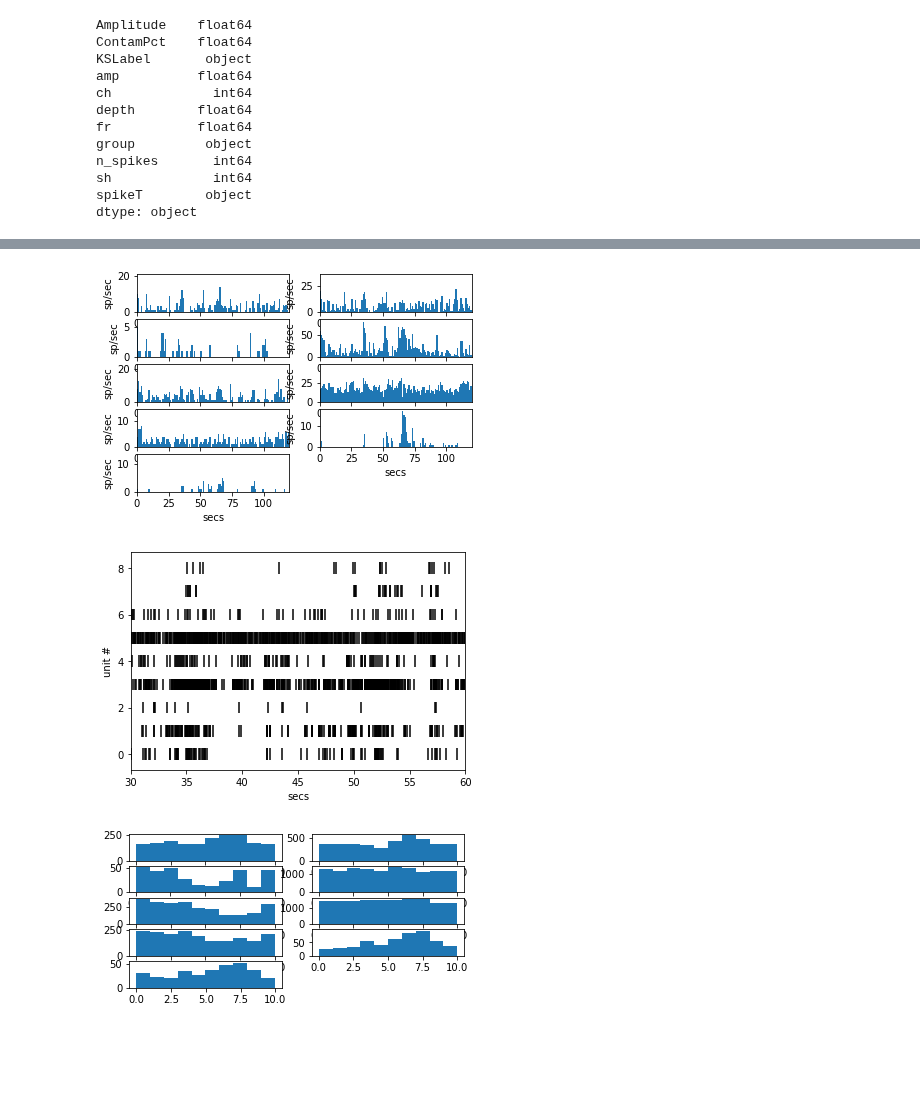
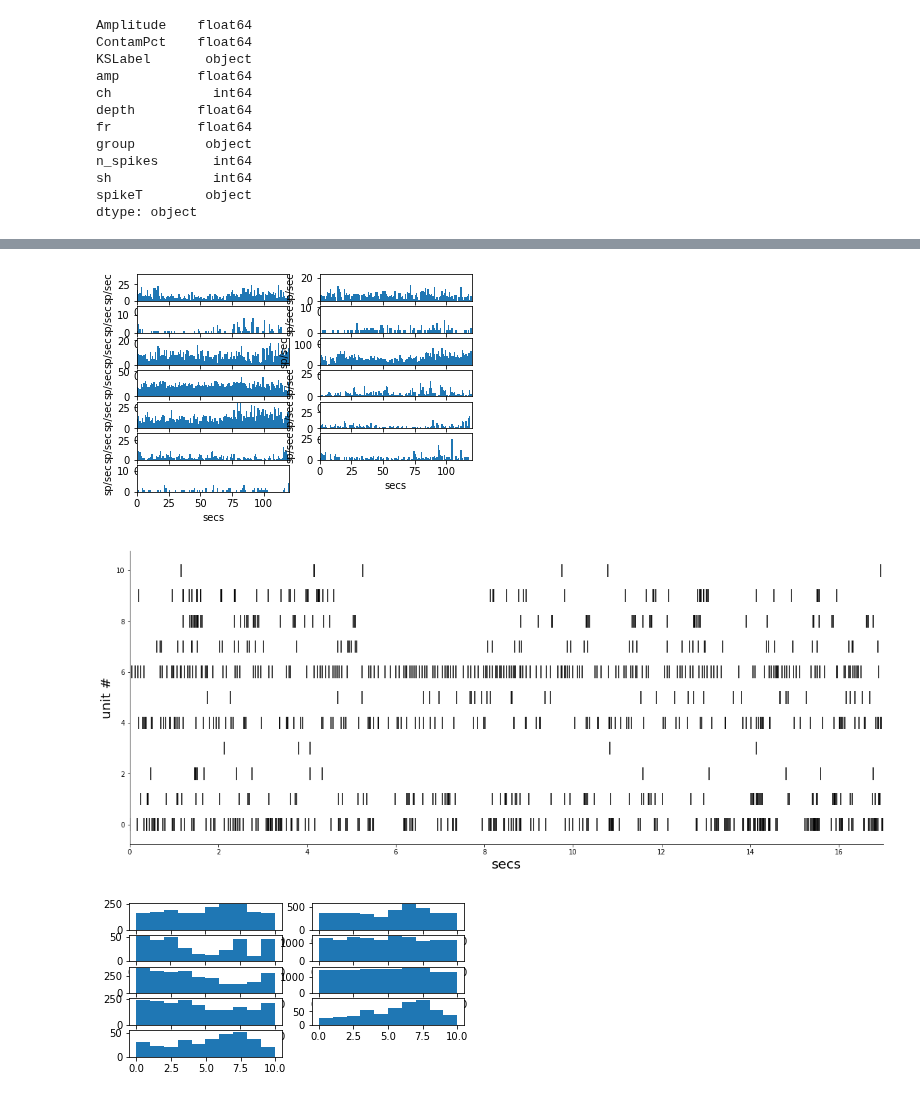
Before and after one commit to nielllab/FreelyMovingEphys, a Jupyter notebook: spikes_cmn.ipynb, the cells around one changed output, grey strips where cells are left out. Drawn from its saved outputs; the diff is of its cells as text; code cells hidden in the pictures; blank space fills up the shorter version.

```diff
--- a/spikes_cmn.ipynb
+++ b/spikes_cmn.ipynb
@@ -111,18 +111,23 @@ goodcells
 # %%
 # plot spike firing rate
 for i,ind in enumerate(goodcells.index):
-   plt.subplot(5,2,i+1)
+   plt.subplot(7,2,i+1)
    plt.hist(goodcells.at[ind,'spikeT'],bins = np.arange(0,np.max(allSpikeT),1))
    plt.xlim(0, 120); plt.xlabel('secs'); plt.ylabel('sp/sec')
 # %% [output]
-[figure, old version]
+[figure, new version]
 # %%
 #spike rasters
-for i,ind in enumerate(goodcells.index):
+fig, ax = plt.subplots(figsize=(20,8))
+ax.fontsize = 20
+for i,ind in enumerate(goodcells[goodcells['fr']<20].index):
    plt.vlines(goodcells.at[ind,'spikeT'],i-0.25, i+0.25)
-   plt.xlim(30,60); plt.xlabel('secs'); plt.ylabel('unit #')
+   plt.xlim(0, 17); plt.xlabel('secs',fontsize = 20); plt.ylabel('unit #',fontsize=20)
+ax.spines['right'].set_visible(False)
+ax.spines['top'].set_visible(False)
+plt.savefig('spikeraster.pdf')
 # %% [output]
-[figure, old version]
+[figure, new version]
 # %%
 # cycle average firing rate
 ncyc = duration/10
```
Also changed, not shown: parts of 9 cells of this notebook.
